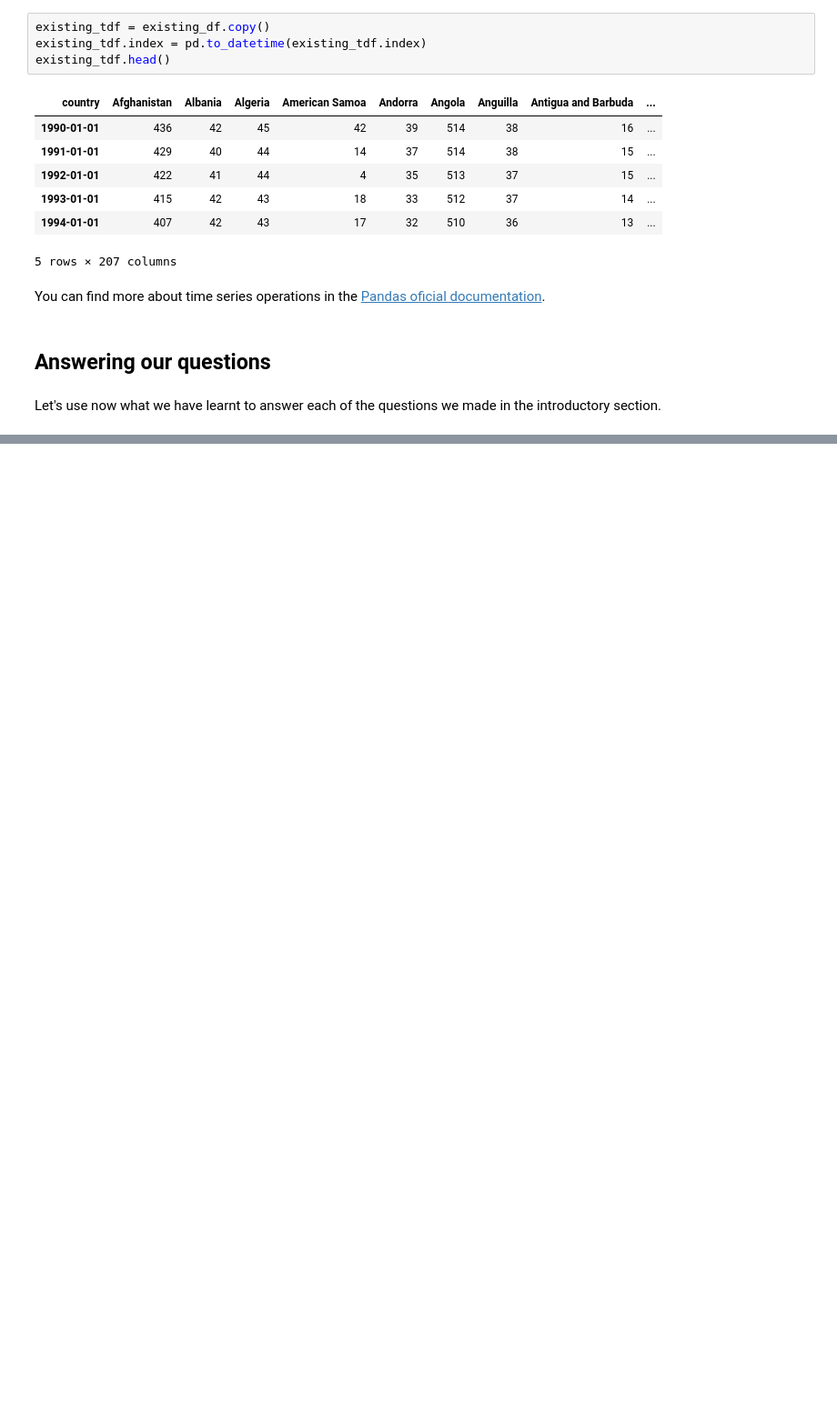
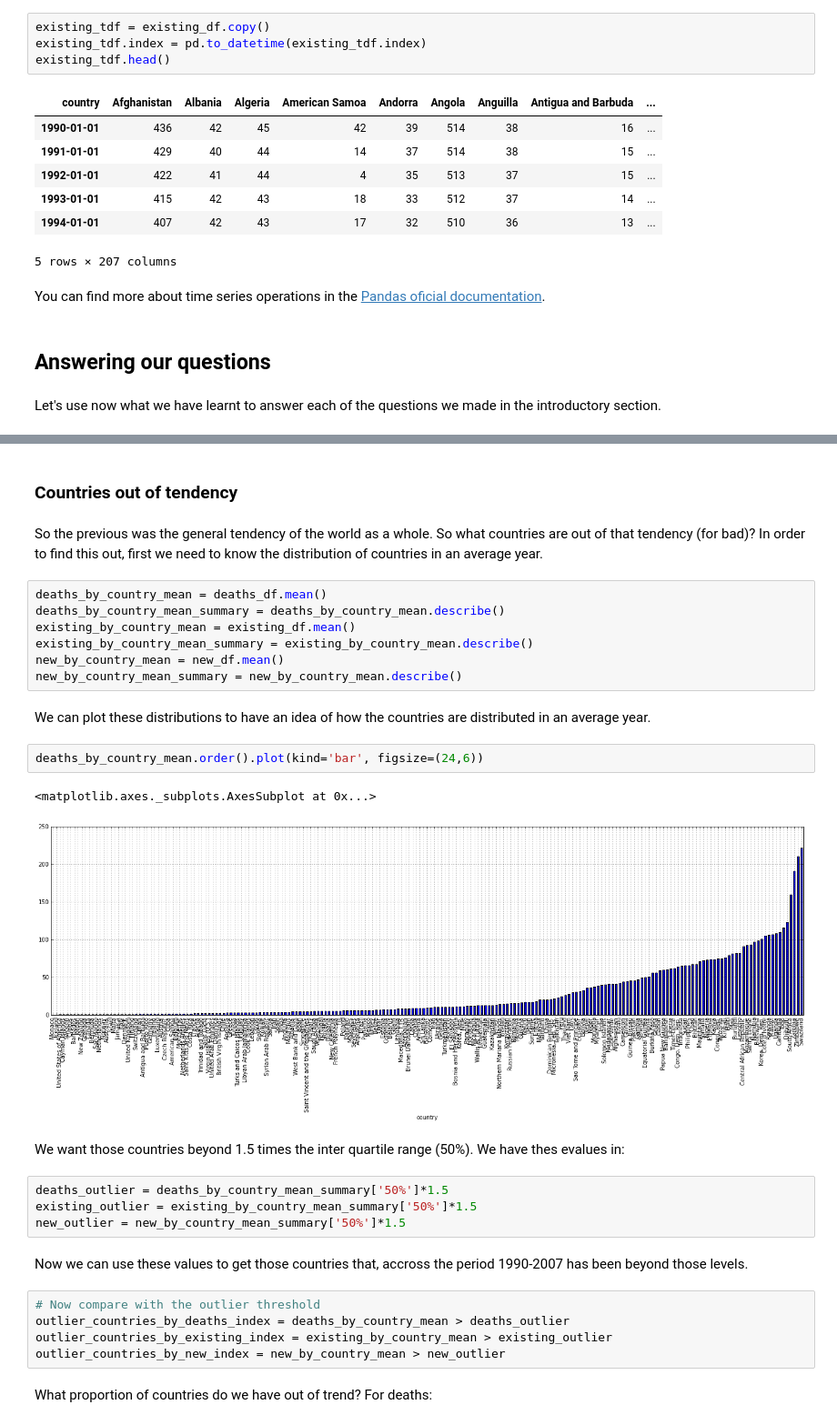
Before and after one commit to jadianes/data-science-your-way, a Jupyter notebook: data-frames/python-data-frames.ipynb, the cells around one changed output, grey strips where cells are left out. Shown at 91% size. Cells and saved outputs as stored; diff of their text form; blank space fills up the shorter version.

```diff
--- a/data-frames/python-data-frames.ipynb
+++ b/data-frames/python-data-frames.ipynb
@@ -636,0 +663,33 @@ dtype: int64
+# %% [markdown]
+### Countries out of tendency
+# %% [markdown]
+So the previous was the general tendency of the world as a whole. So what countries are out of that tendency (for bad)? In order to find this out, first we need to know the distribution of countries in an average year.
+# %%
+deaths_by_country_mean = deaths_df.mean()
+deaths_by_country_mean_summary = deaths_by_country_mean.describe()
+existing_by_country_mean = existing_df.mean()
+existing_by_country_mean_summary = existing_by_country_mean.describe()
+new_by_country_mean = new_df.mean()
+new_by_country_mean_summary = new_by_country_mean.describe()
+# %% [markdown]
+We can plot these distributions to have an idea of how the countries are distributed in an average year.
+# %%
+deaths_by_country_mean.order().plot(kind='bar', figsize=(24,6))
+# %% [output]
+<matplotlib.axes._subplots.AxesSubplot at 0x...>
+[figure, added]
+# %% [markdown]
+We want those countries beyond 1.5 times the inter quartile range (50%). We have thes evalues in:
+# %%
+deaths_outlier = deaths_by_country_mean_summary['50%']*1.5
+existing_outlier = existing_by_country_mean_summary['50%']*1.5
+new_outlier = new_by_country_mean_summary['50%']*1.5
+# %% [markdown]
+Now we can use these values to get those countries that, accross the period 1990-2007 has been beyond those levels.
+# %%
+# Now compare with the outlier threshold
+outlier_countries_by_deaths_index = deaths_by_country_mean > deaths_outlier
+outlier_countries_by_existing_index = existing_by_country_mean > existing_outlier
+outlier_countries_by_new_index = new_by_country_mean > new_outlier
+# %% [markdown]
+What proportion of countries do we have out of trend? For deaths:
```
Also changed, not shown: parts of 45 cells of this notebook, 1 other file.
